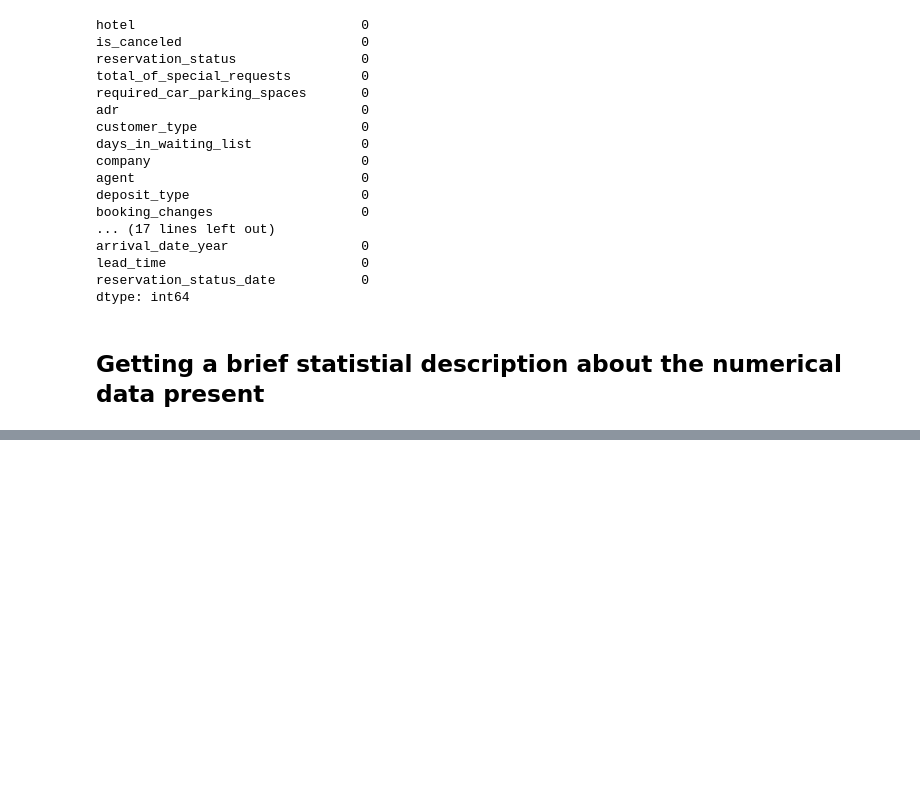
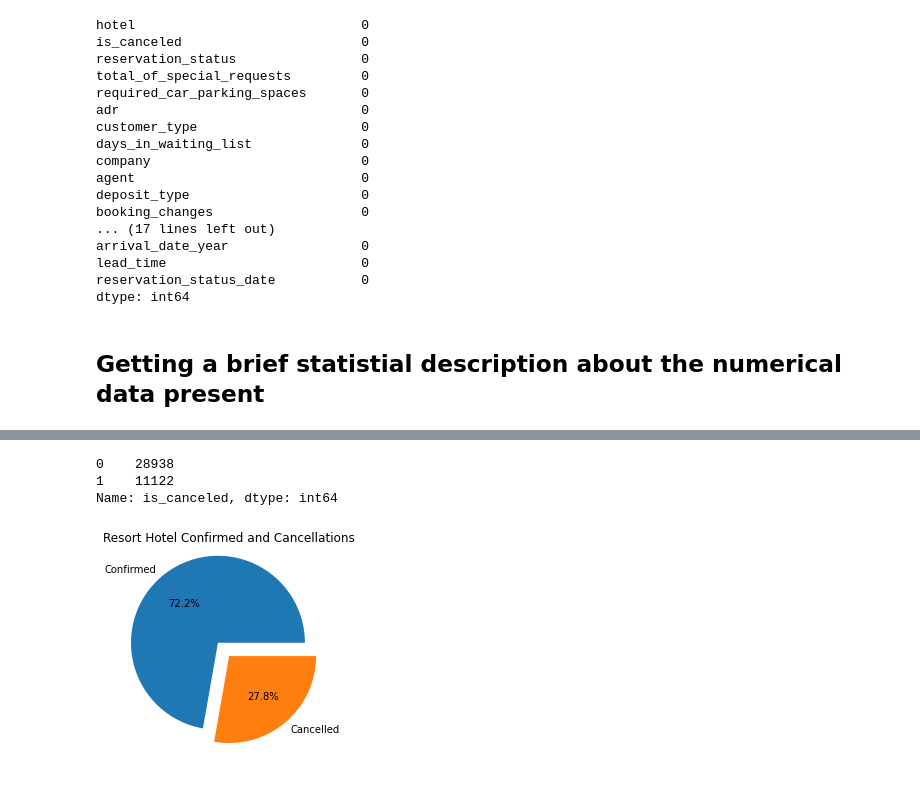
Before and after one commit to priyadarshani17/EDA-project-on-hotel-booking-, a Jupyter notebook: Hotel_Booking_Analysis_Capstone_Project.ipynb, the cells around one changed output, grey strips where cells are left out. Saved outputs shown, nothing was run; the diff lists cells and outputs as text; code cells hidden in the pictures; blank space fills up the shorter version.

```diff
--- a/Hotel_Booking_Analysis_Capstone_Project.ipynb
+++ b/Hotel_Booking_Analysis_Capstone_Project.ipynb
@@ -190,0 +298,14 @@ df_hotel.describe()
+# %%
+#Plotting a Pie chart using matplotlib for percentage of confirmed and caceled bookings of Resort Hotel
+resort_hotel = df_hotel.loc[(df_hotel["hotel"] == "Resort Hotel")]
+resort_hotel_checkin_cancel = resort_hotel['is_canceled'].value_counts()
+mylabels = ["Confirmed", "Cancelled"]
+myexplode = [0.2, 0]
+resort_hotel_cancelation = plt.pie(resort_hotel_checkin_cancel, labels = mylabels, explode = myexplode, autopct='%1.1f%%',)
+plt.title('Resort Hotel Confirmed and Cancellations')
+resort_hotel_checkin_cancel
+# %% [output]
+0    28938
+1    11122
+Name: is_canceled, dtype: int64
+[figure, added]
```
Also changed, not shown: parts of 39 cells of this notebook.
